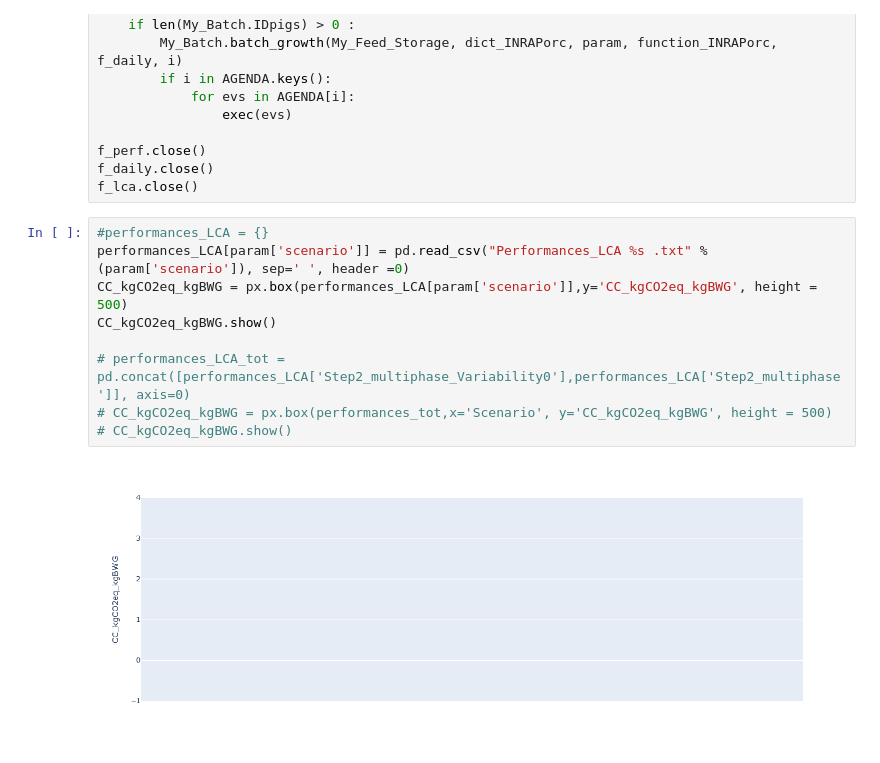
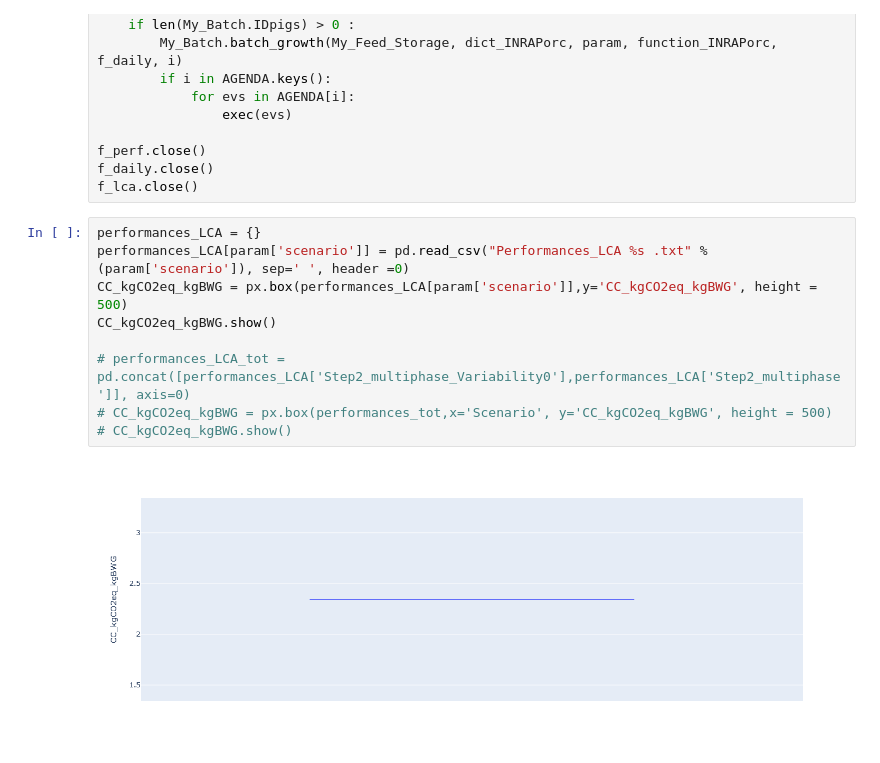
Before and after one commit to florencegarcialaunay/2024ASAS_Garcia-Launay, a Jupyter notebook: FGL_NANP2024_Step2.ipynb, the cells around one changed output. Saved outputs shown, nothing was run; the diff lists cells and outputs as text.

```diff
--- a/FGL_NANP2024_Step2.ipynb
+++ b/FGL_NANP2024_Step2.ipynb
@@ -144,13 +144,13 @@ f_perf.close()
 f_daily.close()
 f_lca.close()
 # %%
-#performances_LCA = {}
+performances_LCA = {}
 performances_LCA[param['scenario']] = pd.read_csv("Performances_LCA %s .txt" % (param['scenario']), sep=' ', header =0)
 CC_kgCO2eq_kgBWG = px.box(performances_LCA[param['scenario']],y='CC_kgCO2eq_kgBWG', height = 500)
 CC_kgCO2eq_kgBWG.show()
 
 # performances_LCA_tot = pd.concat([performances_LCA['Step2_multiphase_Variability0'],performances_LCA['Step2_multiphase']], axis=0)
 # CC_kgCO2eq_kgBWG = px.box(performances_tot,x='Scenario', y='CC_kgCO2eq_kgBWG', height = 500)
 # CC_kgCO2eq_kgBWG.show()
 # %% [output]
-[figure, old version]
+[figure, new version]
```
Also changed, not shown: parts of 2 cells of this notebook, 5 other files.
